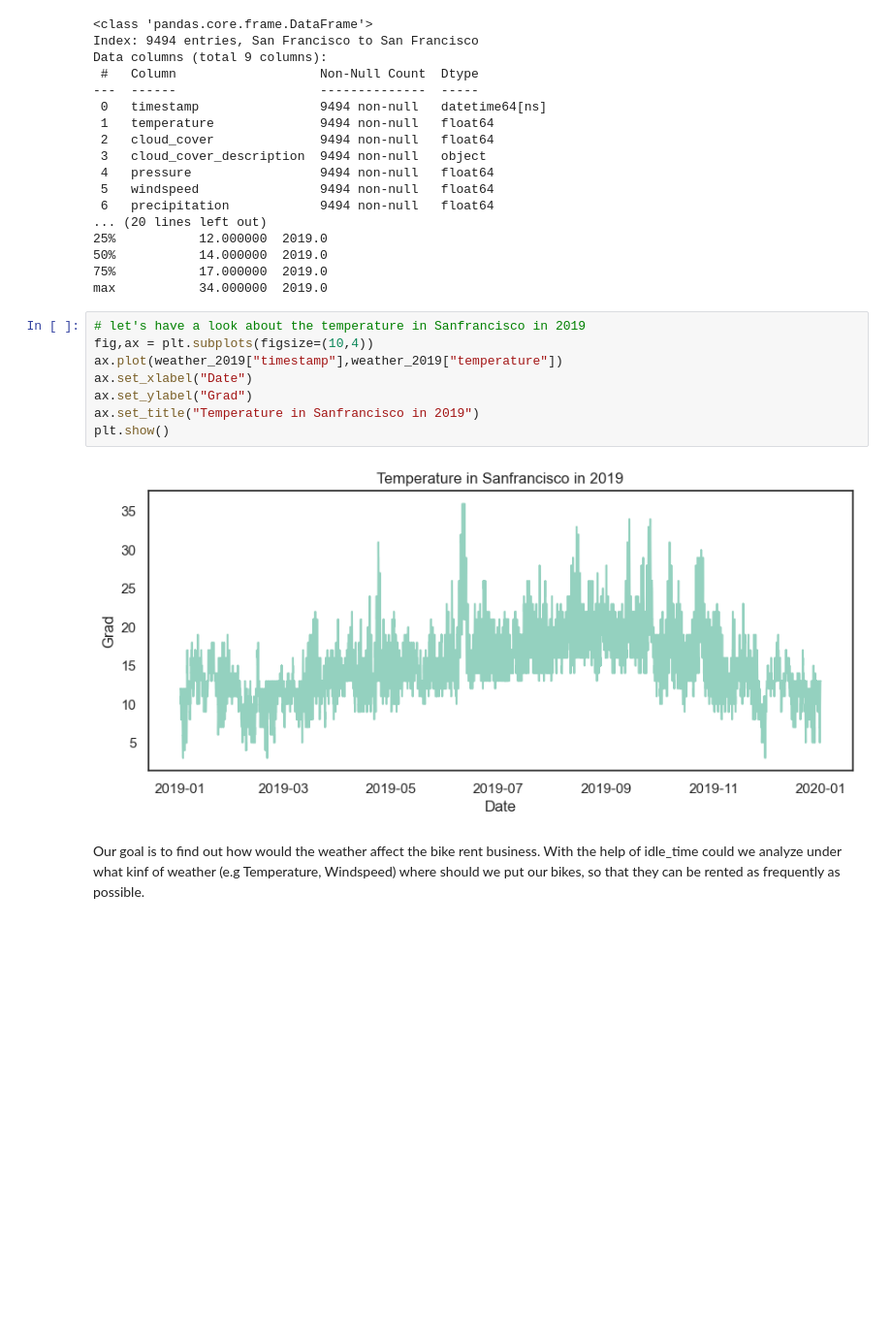
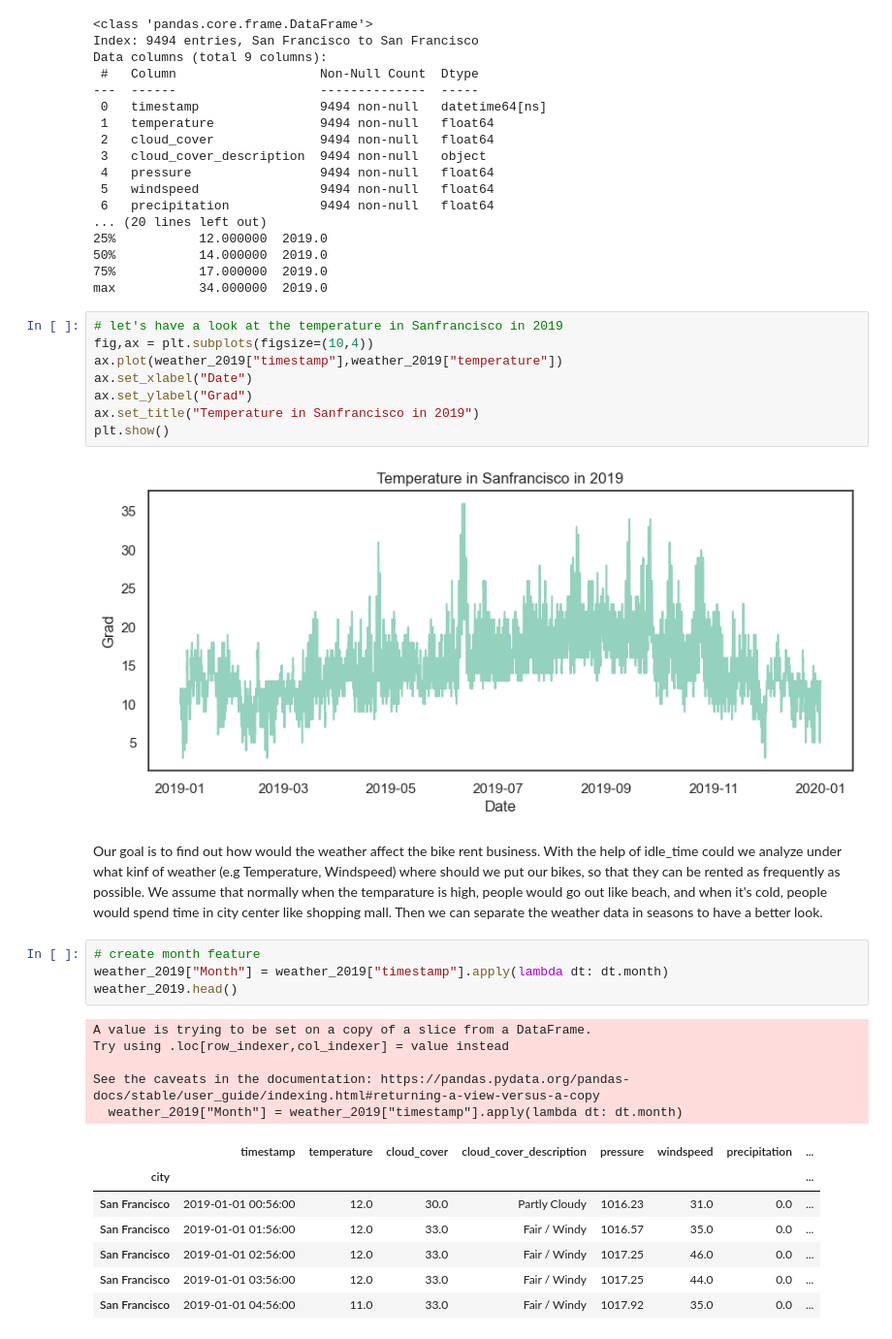
Before and after one commit to Ppkhanh/The-Learning-Machines, a Jupyter notebook: DataPrepVer1.ipynb, the cells around one changed output. Shown at 97% size. Cells and saved outputs as stored; diff of their text form; blank space fills up the shorter version.

```diff
--- a/DataPrepVer1.ipynb
+++ b/DataPrepVer1.ipynb
@@ -670,7 +669,7 @@ Data columns (total 9 columns):
 75%           17.000000  2019.0
 max           34.000000  2019.0
 # %%
-# let's have a look about the temperature in Sanfrancisco in 2019
+# let's have a look at the temperature in Sanfrancisco in 2019
 fig,ax = plt.subplots(figsize=(10,4))
 ax.plot(weather_2019["timestamp"],weather_2019["temperature"])
 ax.set_xlabel("Date")
@@ -680,4 +679,21 @@ plt.show()
 # %% [output]
 [figure]
 # %% [markdown]
-Our goal is to find out how would the weather affect the bike rent business. With the help of idle_time could we analyze under what kinf of weather (e.g Temperature, Windspeed) where should we put our bikes, so that they can be rented as frequently as possible.
+Our goal is to find out how would the weather affect the bike rent business. With the help of idle_time could we analyze under what kinf of weather (e.g Temperature, Windspeed) where should we put our bikes, so that they can be rented as frequently as possible. We assume that normally when the temparature is high, people would go out like beach, and when it's cold, people would spend time in city center like shopping mall. Then we can separate the weather data in seasons to have a better look.
+# %%
+# create month feature
+weather_2019["Month"] = weather_2019["timestamp"].apply(lambda dt: dt.month)
+weather_2019.head()
+# %% [output]
+A value is trying to be set on a copy of a slice from a DataFrame.
+Try using .loc[row_indexer,col_indexer] = value instead
+
+See the caveats in the documentation: https://pandas.pydata.org/pandas-docs/stable/user_guide/indexing.html#returning-a-view-versus-a-copy
+  weather_2019["Month"] = weather_2019["timestamp"].apply(lambda dt: dt.month)
+|  | timestamp | temperature | cloud_cover | cloud_cover_description | pressure | windspeed | precipitation | ... |
+| city |  |  |  |  |  |  |  | ... |
+| San Francisco | 2019-01-01 00:56:00 | 12.0 | 30.0 | Partly Cloudy | 1016.23 | 31.0 | 0.0 | ... |
+| San Francisco | 2019-01-01 01:56:00 | 12.0 | 33.0 | Fair / Windy | 1016.57 | 35.0 | 0.0 | ... |
+| San Francisco | 2019-01-01 02:56:00 | 12.0 | 33.0 | Fair / Windy | 1017.25 | 46.0 | 0.0 | ... |
+| San Francisco | 2019-01-01 03:56:00 | 12.0 | 33.0 | Fair / Windy | 1017.25 | 44.0 | 0.0 | ... |
+| San Francisco | 2019-01-01 04:56:00 | 11.0 | 33.0 | Fair / Windy | 1017.92 | 35.0 | 0.0 | ... |
```
Also changed, not shown: parts of 2 cells of this notebook.
